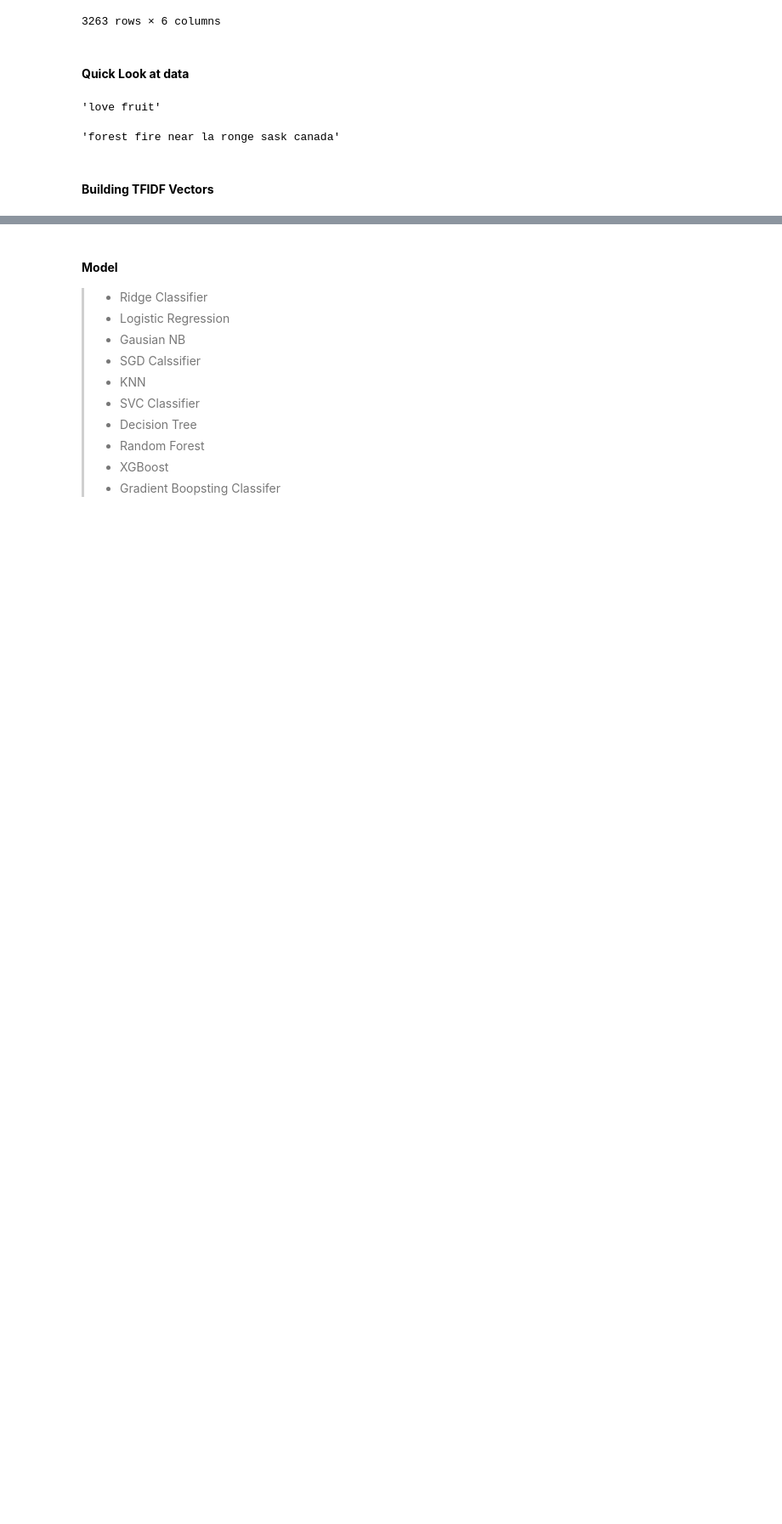
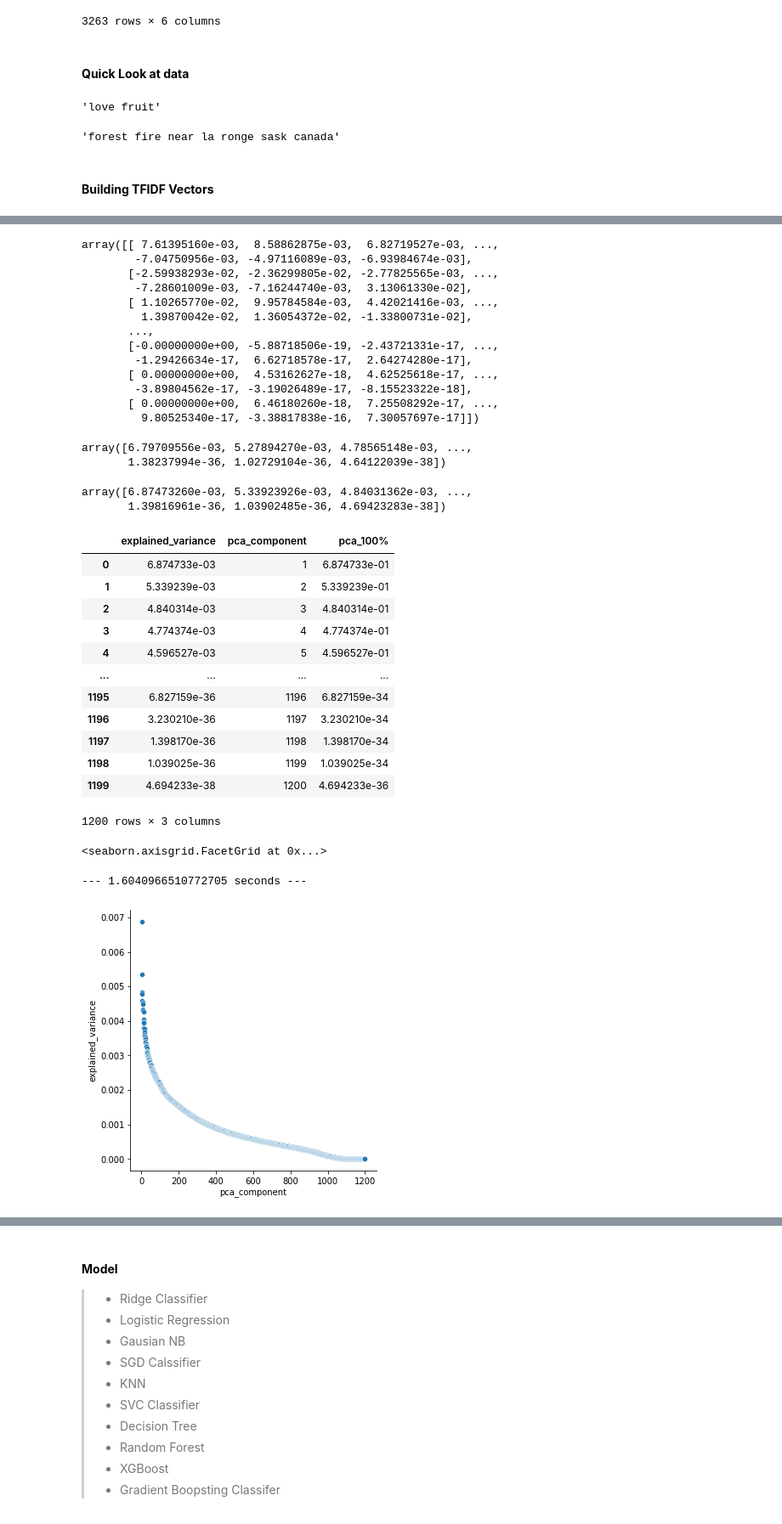
Before and after one commit to Nicole-Hong/LHL_Final_Project_NLP, a Jupyter notebook: src/nlp_disaster_tfidf_ml.ipynb, the cells around one changed output, grey strips where cells are left out. Shown: that part at 85% size. Drawn from its saved outputs; the diff is of its cells as text; code cells hidden in the pictures; blank space fills up the shorter version.

Commit message:
tfidf w/ hyperparameter tuning& trials 9-12 kaggle

```diff
--- a/src/nlp_disaster_tfidf_ml.ipynb
+++ b/src/nlp_disaster_tfidf_ml.ipynb
@@ -293,7 +298,7 @@ train_df[train_df['target'] == 1]['text_preprocessed_2nd'].values[1]
 start_time = time.time()
 
 # Define the vectorizer and specify the arguments
-tfidf_vect = TfidfVectorizer(ngram_range=(1, 2))
+tfidf_vect = TfidfVectorizer(ngram_range=(1, 2), max_features=1200)
 
 # print the overall program runtime.
 print(f"\n\n--- {(time.time() - start_time)} seconds ---")
@@ -308,0 +320,25 @@ print(f"\n\n--- {(time.time() - start_time)} seconds ---")
+# %%
+# start time to measure the time of the program execution
+start_time = time.time()
+
+pca = PCA()
+pca_data = pca.fit_transform(target)
+pca_data
+
+print('\n')
+pca.components_
+print('\n')
+pca.explained_variance_
+print('\n')
+pca.explained_variance_ratio_
+print('\n')
+pca_variance_df = pd.DataFrame(pca.explained_variance_ratio_, columns=['explained_variance'])
+pca_variance_df['pca_component'] = [i + 1 for i in range(1200)]
+pca_variance_df['pca_100%'] = pca_variance_df['explained_variance']*100
+pca_variance_df
+
+sns.relplot(data=pca_variance_df, x='pca_component', y ='explained_variance')
+
+# print the overall program runtime.
+print(f"\n\n--- {(time.time() - start_time)} seconds ---")
+# %% [output]
@@ -308,0 +358,33 @@ print(f"\n\n--- {(time.time() - start_time)} seconds ---")
+array([[ 7.61395160e-03,  8.58862875e-03,  6.82719527e-03, ...,
+        -7.04750956e-03, -4.97116089e-03, -6.93984674e-03],
+       [-2.59938293e-02, -2.36299805e-02, -2.77825565e-03, ...,
+        -7.28601009e-03, -7.16244740e-03,  3.13061330e-02],
+       [ 1.10265770e-02,  9.95784584e-03,  4.42021416e-03, ...,
+         1.39870042e-02,  1.36054372e-02, -1.33800731e-02],
+       ...,
+       [-0.00000000e+00, -5.88718506e-19, -2.43721331e-17, ...,
+        -1.29426634e-17,  6.62718578e-17,  2.64274280e-17],
+       [ 0.00000000e+00,  4.53162627e-18,  4.62525618e-17, ...,
+        -3.89804562e-17, -3.19026489e-17, -8.15523322e-18],
+       [ 0.00000000e+00,  6.46180260e-18,  7.25508292e-17, ...,
+         9.80525340e-17, -3.38817838e-16,  7.30057697e-17]])
+array([6.79709556e-03, 5.27894270e-03, 4.78565148e-03, ...,
+       1.38237994e-36, 1.02729104e-36, 4.64122039e-38])
+array([6.87473260e-03, 5.33923926e-03, 4.84031362e-03, ...,
+       1.39816961e-36, 1.03902485e-36, 4.69423283e-38])
+|  | explained_variance | pca_component | pca_100% |
+| 0 | 6.874733e-03 | 1 | 6.874733e-01 |
+| 1 | 5.339239e-03 | 2 | 5.339239e-01 |
+| 2 | 4.840314e-03 | 3 | 4.840314e-01 |
+| 3 | 4.774374e-03 | 4 | 4.774374e-01 |
+| 4 | 4.596527e-03 | 5 | 4.596527e-01 |
+| ... | ... | ... | ... |
+| 1195 | 6.827159e-36 | 1196 | 6.827159e-34 |
+| 1196 | 3.230210e-36 | 1197 | 3.230210e-34 |
+| 1197 | 1.398170e-36 | 1198 | 1.398170e-34 |
+| 1198 | 1.039025e-36 | 1199 | 1.039025e-34 |
+| 1199 | 4.694233e-38 | 1200 | 4.694233e-36 |
+1200 rows × 3 columns
+<seaborn.axisgrid.FacetGrid at 0x...>
+--- 1.6040966510772705 seconds ---
+[figure, added]
```
Also changed, not shown: parts of 53 cells of this notebook, 6 other files.
